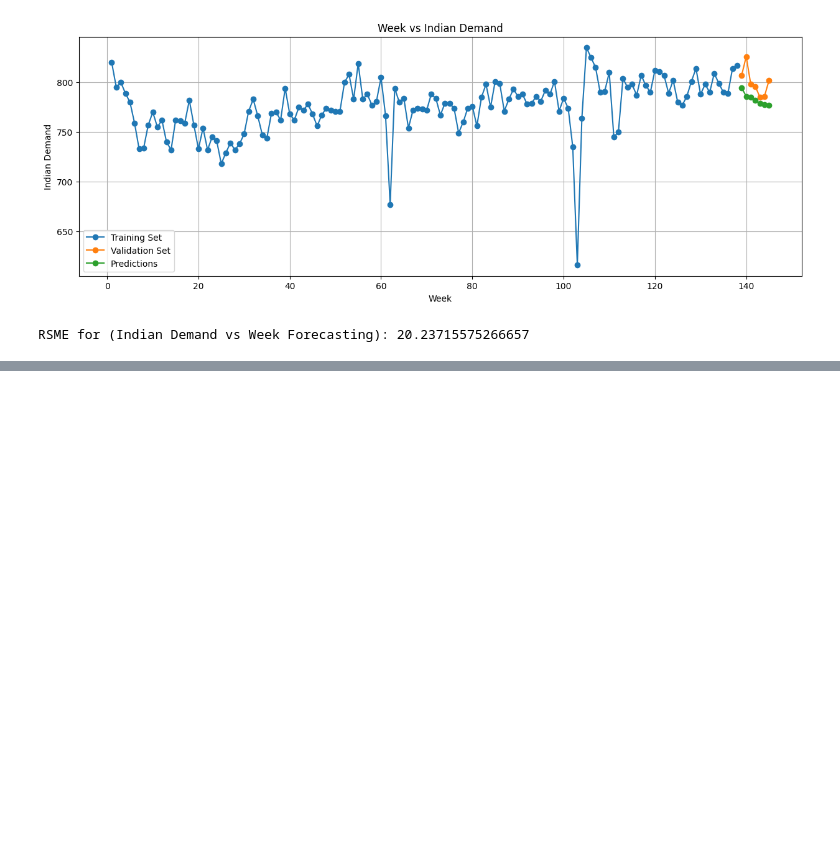
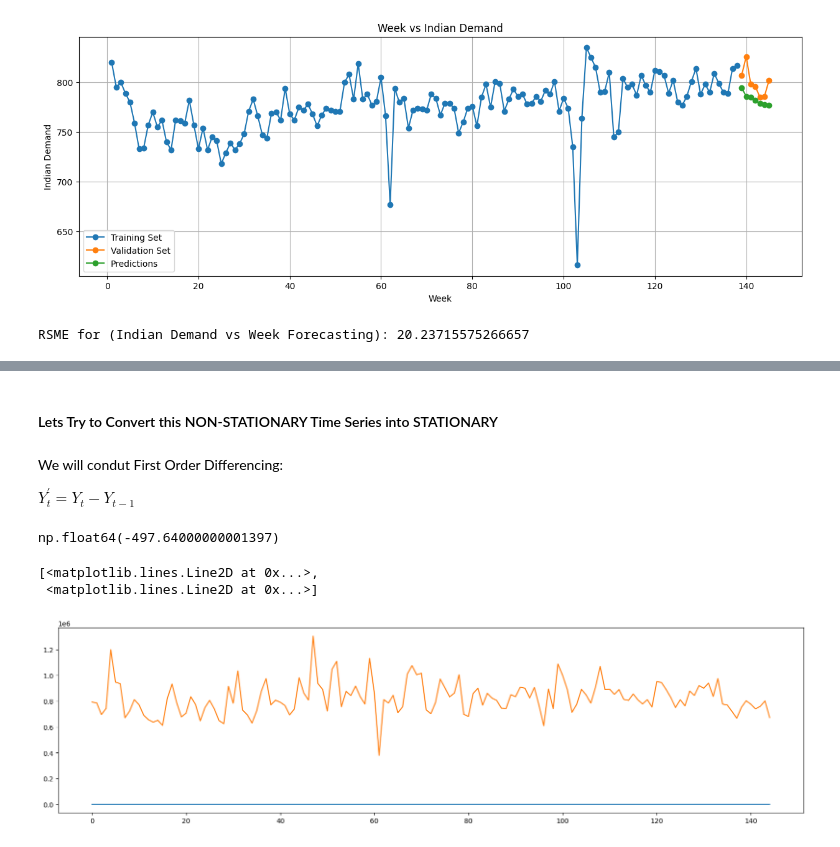
Before and after one commit to karnavivek/Food-Demand-Forecasting, a Jupyter notebook: Food Demand/main_fd.ipynb, the cells around one changed output, grey strips where cells are left out. Saved outputs shown, nothing was run; the diff lists cells and outputs as text; code cells hidden in the pictures; blank space fills up the shorter version.

```diff
--- a/Food Demand/main_fd.ipynb
+++ b/Food Demand/main_fd.ipynb
@@ -651,0 +703,18 @@ The RMSE is better than other AR models we have saw before, but the model is sti
+# %% [markdown]
+#### Lets Try to Convert this NON-STATIONARY Time Series into STATIONARY
+# %% [markdown]
+We will condut First Order Differencing:<br>
+
+$Y^{'}_t = Y_t - Y_{t-1}$
+# %%
+df_weekly_base_price['base_price'][5] - df_weekly_base_price['base_price'][4]
+# %% [output]
+np.float64(-497.64000000001397)
+# %%
+
+plt.figure(figsize=(20,5))
+plt.plot(df_weekly_orders)
+# %% [output]
+[<matplotlib.lines.Line2D at 0x...>,
+ <matplotlib.lines.Line2D at 0x...>]
+[figure, added]
```
Also changed, not shown: parts of 16 cells of this notebook.
